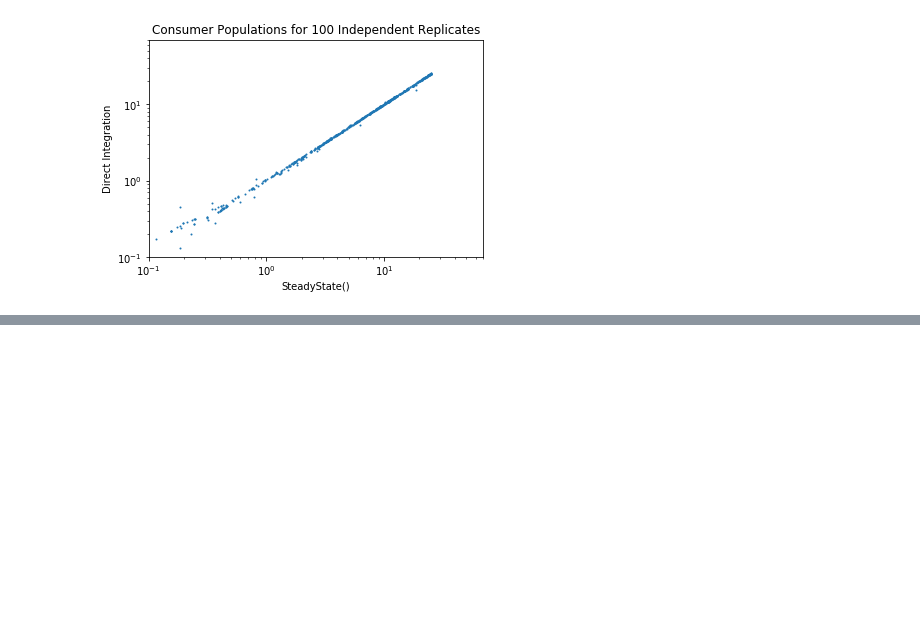
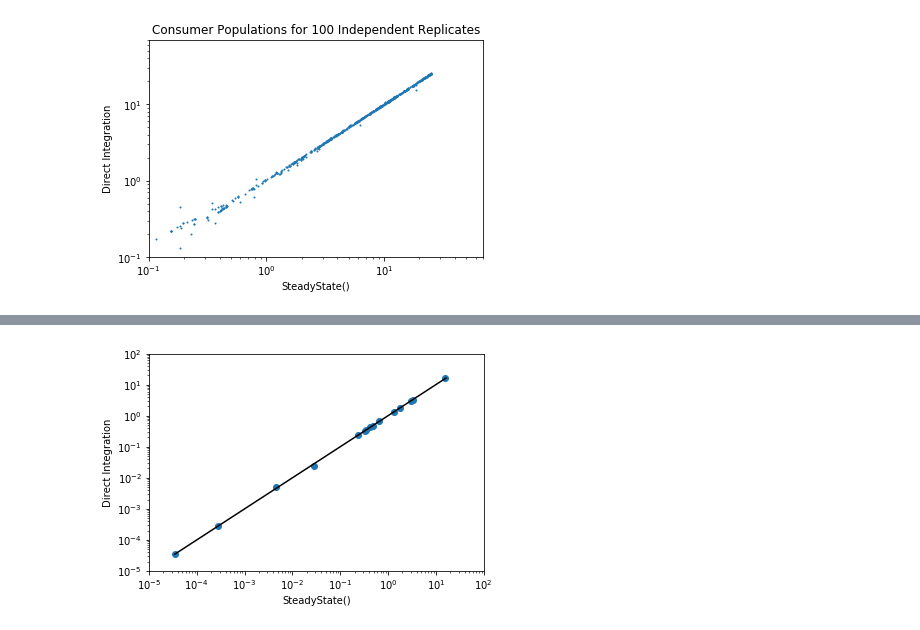
Before and after one commit to Emergent-Behaviors-in-Biology/community-simulator, a Jupyter notebook: Tutorial.ipynb, the cells around one changed output, grey strips where cells are left out. Cells and saved outputs as stored; diff of their text form; code cells hidden in the pictures; blank space fills up the shorter version.

```diff
--- a/Tutorial.ipynb
+++ b/Tutorial.ipynb
@@ -615,0 +655,12 @@ plt.show()
+# %%
+plt.scatter(MyPlate.R['W0'].values,R1)
+plt.plot([np.min(R1),np.max(R1)],[np.min(R1),np.max(R1)],'k')
+plt.gca().set_xscale('log')
+plt.gca().set_yscale('log')
+plt.gca().set_xlabel('SteadyState()')
+plt.gca().set_ylabel('Direct Integration')
+plt.gca().set_xlim((1e-5,100))
+plt.gca().set_ylim((1e-5,100))
+plt.show()
+# %% [output]
+[figure, added]
```
Also changed, not shown: parts of 5 cells of this notebook, 2 other files.
